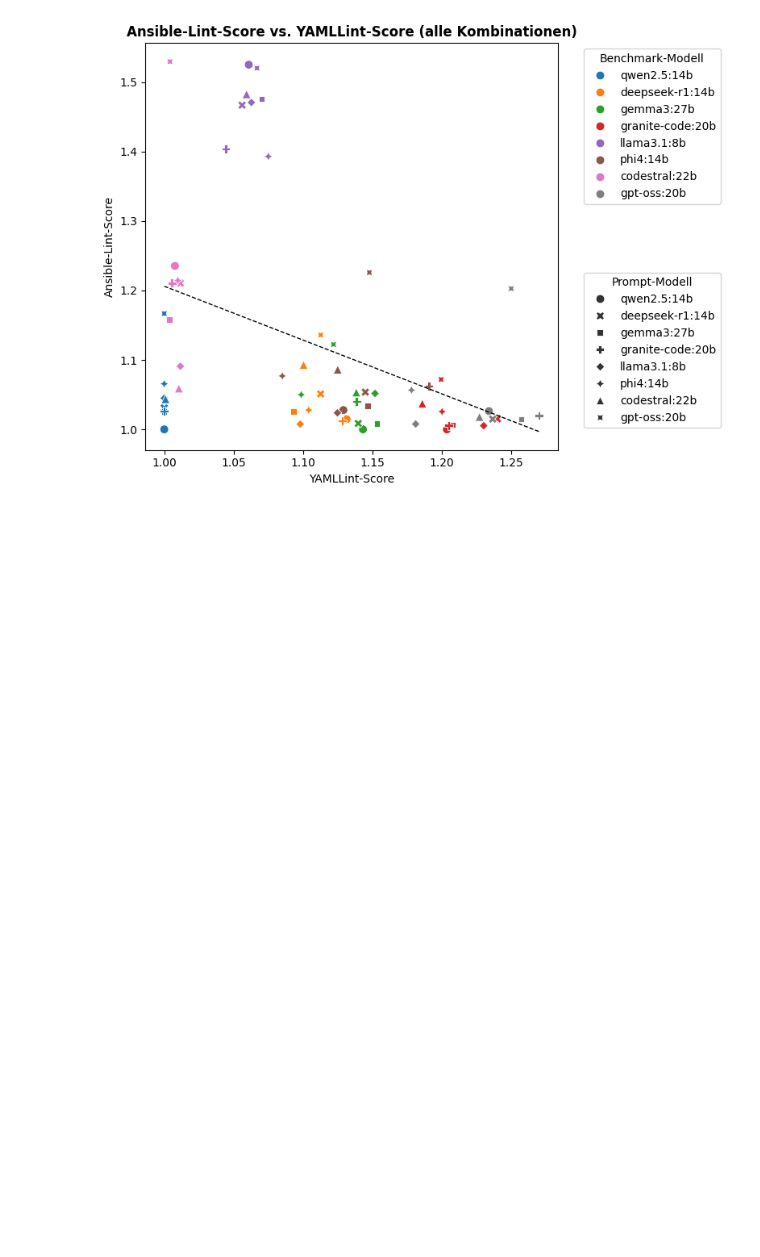
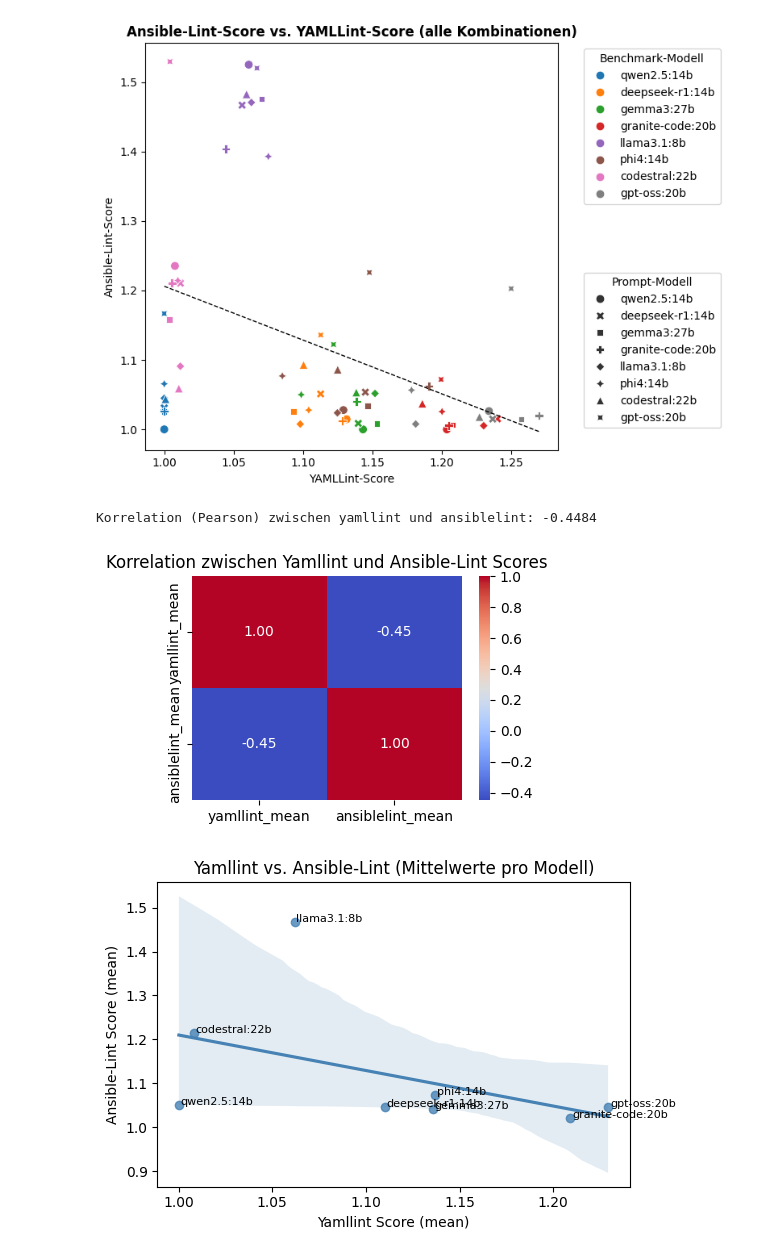
Before and after one commit to SimonGriang/ansible_bench, a Jupyter notebook: output/eda_benchmark100.ipynb, the cells around one changed output. Drawn from its saved outputs; the diff is of its cells as text; code cells hidden in the pictures; blank space fills up the shorter version.

```diff
--- a/output/eda_benchmark100.ipynb
+++ b/output/eda_benchmark100.ipynb
@@ -796,3 +796,39 @@ plt.savefig("scatter_plot_yamllint_ansible_lint_score.png", dpi=300, bbox_inches
 plt.show()
 # %% [output]
 [figure]
+# %%
+# Mittelwerte pro Modell
+mean_yamllint = df_yamllint_scores.mean()
+mean_ansiblelint = df_ansiblelint_scores.mean()
+
+# Kombinierte DataFrame
+df_combined = pd.DataFrame({
+    'yamllint_mean': mean_yamllint,
+    'ansiblelint_mean': mean_ansiblelint
+})
+
+# --- Korrelation berechnen ---
+corr_value = df_combined.corr().iloc[0,1]
+print(f"Korrelation (Pearson) zwischen yamllint und ansiblelint: {corr_value:.4f}")
+
+# --- Heatmap ---
+plt.figure(figsize=(4,3))
+sns.heatmap(df_combined.corr(), annot=True, cmap="coolwarm", fmt=".2f")
+plt.title("Korrelation zwischen Yamllint und Ansible-Lint Scores")
+plt.tight_layout()
+plt.show()
+
+# --- Scatterplot ---
+plt.figure(figsize=(6,4))
+sns.regplot(data=df_combined, x="yamllint_mean", y="ansiblelint_mean", marker='o', color='steelblue')
+for i, label in enumerate(df_combined.index):
+    plt.text(df_combined.yamllint_mean[i] + 0.001, df_combined.ansiblelint_mean[i], label, fontsize=8)
+plt.title("Yamllint vs. Ansible-Lint (Mittelwerte pro Modell)")
+plt.xlabel("Yamllint Score (mean)")
+plt.ylabel("Ansible-Lint Score (mean)")
+plt.tight_layout()
+plt.show()
+# %% [output]
+Korrelation (Pearson) zwischen yamllint und ansiblelint: -0.4484
+[figure, added]
+[figure, added]
```
